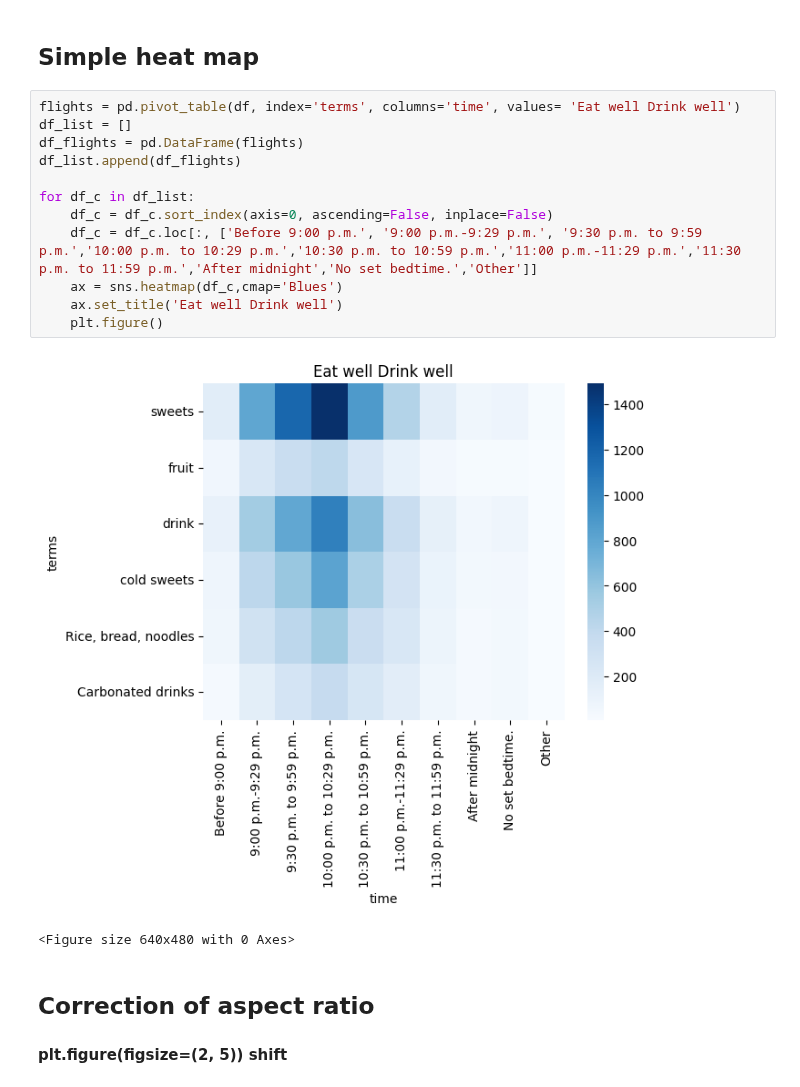
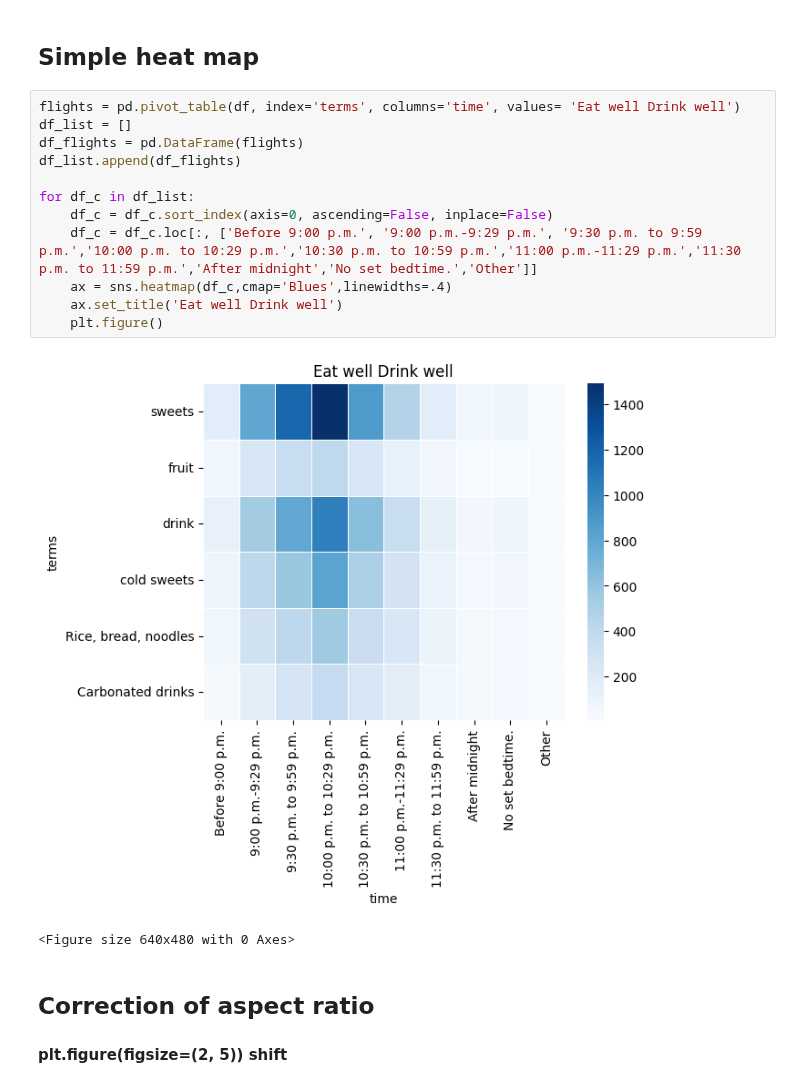
Before and after one commit to riicon72/kaggle, a Jupyter notebook: notebook_eda/eda-sleepingtime.ipynb, the cells around one changed output. Drawn from its saved outputs; the diff is of its cells as text.

Commit message:
Kaggle Notebook | 【EDA】heatmap_eda_type | Version 14

```diff
--- a/notebook_eda/eda-sleepingtime.ipynb
+++ b/notebook_eda/eda-sleepingtime.ipynb
@@ -48,17 +48,17 @@ df.iloc[:, :-1].describe().T.sort_values(by='std' , ascending = False)\
 # %%
 flights = pd.pivot_table(df, index='terms', columns='time', values= 'Eat well Drink well')
 df_list = []
 df_flights = pd.DataFrame(flights)
 df_list.append(df_flights)
 
 for df_c in df_list:
     df_c = df_c.sort_index(axis=0, ascending=False, inplace=False)
     df_c = df_c.loc[:, ['Before 9:00 p.m.', '9:00 p.m.-9:29 p.m.', '9:30 p.m. to 9:59 p.m.','10:00 p.m. to 10:29 p.m.','10:30 p.m. to 10:59 p.m.','11:00 p.m.-11:29 p.m.','11:30 p.m. to 11:59 p.m.','After midnight','No set bedtime.','Other']]
-    ax = sns.heatmap(df_c,cmap='Blues')
+    ax = sns.heatmap(df_c,cmap='Blues',linewidths=.4)
     ax.set_title('Eat well Drink well')
     plt.figure()
 # %% [output]
-[figure, old version]
+[figure, new version]
 <Figure size 640x480 with 0 Axes>
 # %% [markdown]
 ## Correction of aspect ratio
```
Also changed, not shown: parts of 1 cell of this notebook.
